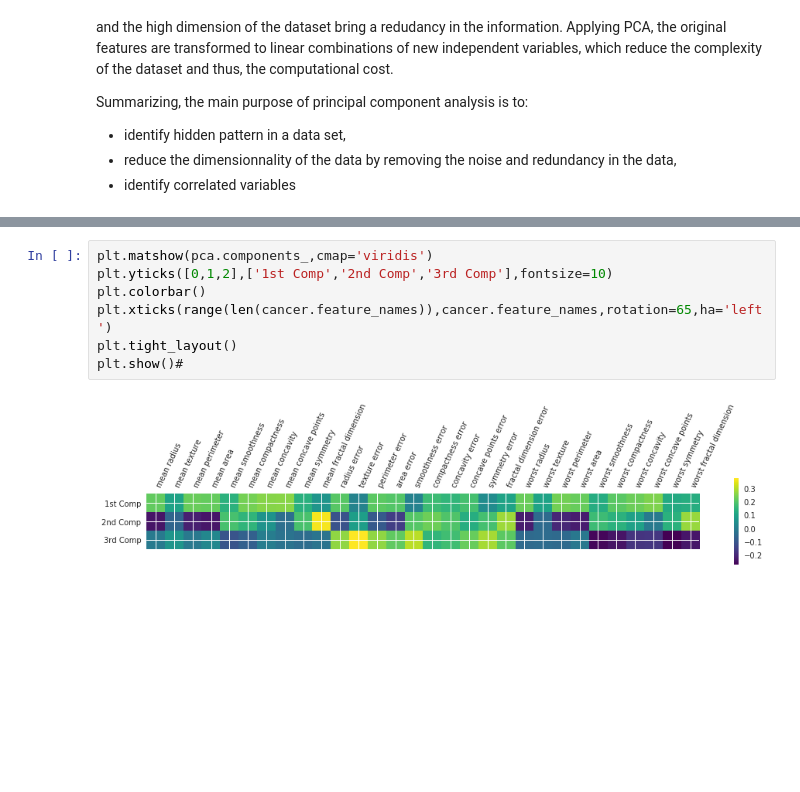
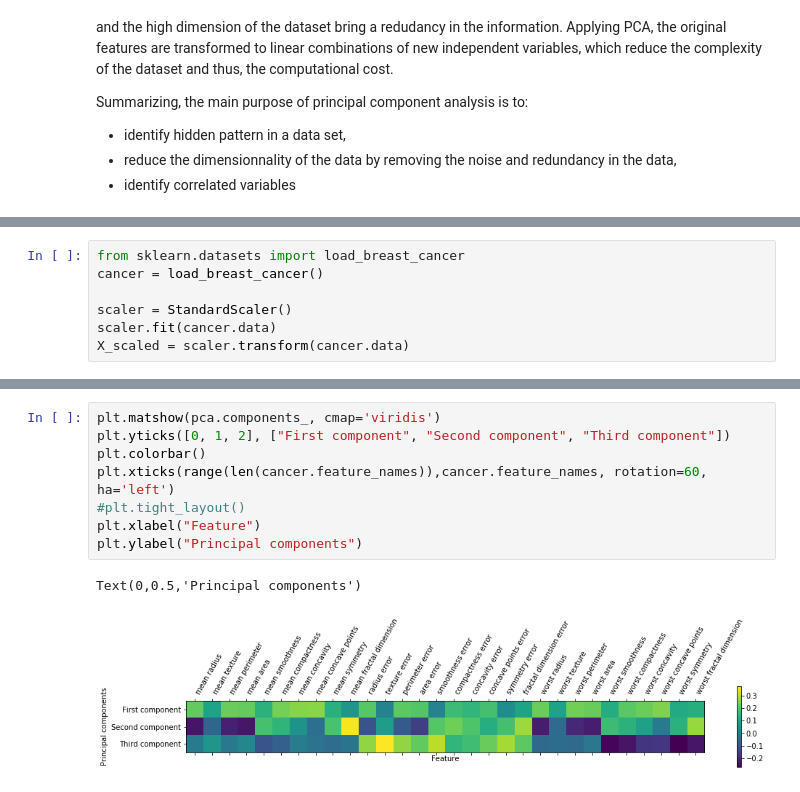
Before and after one commit to minkicu/100DayOfMLCode, a Jupyter notebook: day_023_principal_component_analysis.ipynb, the cells around one changed output, grey strips where cells are left out. Saved outputs shown, nothing was run; the diff lists cells and outputs as text; blank space fills up the shorter version.

```diff
--- a/day_023_principal_component_analysis.ipynb
+++ b/day_023_principal_component_analysis.ipynb
@@ -76 +37,8 @@ plt.show()
+# %%
+from sklearn.datasets import load_breast_cancer
+cancer = load_breast_cancer()
+
+scaler = StandardScaler()
+scaler.fit(cancer.data)
+X_scaled = scaler.transform(cancer.data)
 # %%
@@ -96,9 +97,11 @@ Reduced shape: (569, 3)
 # %%
-plt.matshow(pca.components_,cmap='viridis')
-plt.yticks([0,1,2],['1st Comp','2nd Comp','3rd Comp'],fontsize=10)
+plt.matshow(pca.components_, cmap='viridis')
+plt.yticks([0, 1, 2], ["First component", "Second component", "Third component"])
 plt.colorbar()
-plt.xticks(range(len(cancer.feature_names)),cancer.feature_names,rotation=65,ha='left')
-plt.tight_layout()
-plt.show()#
+plt.xticks(range(len(cancer.feature_names)),cancer.feature_names, rotation=60, ha='left')
+#plt.tight_layout()
+plt.xlabel("Feature")
+plt.ylabel("Principal components")
 # %% [output]
+Text(0,0.5,'Principal components')
-[figure, old version]
+[figure, new version]
```
Also changed, not shown: parts of 9 cells of this notebook.
